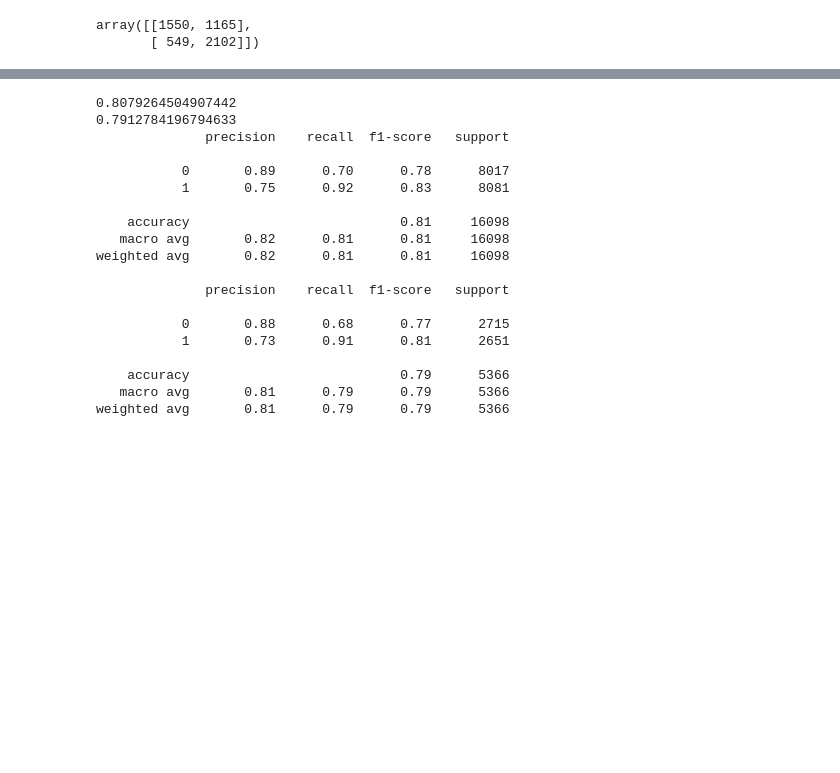
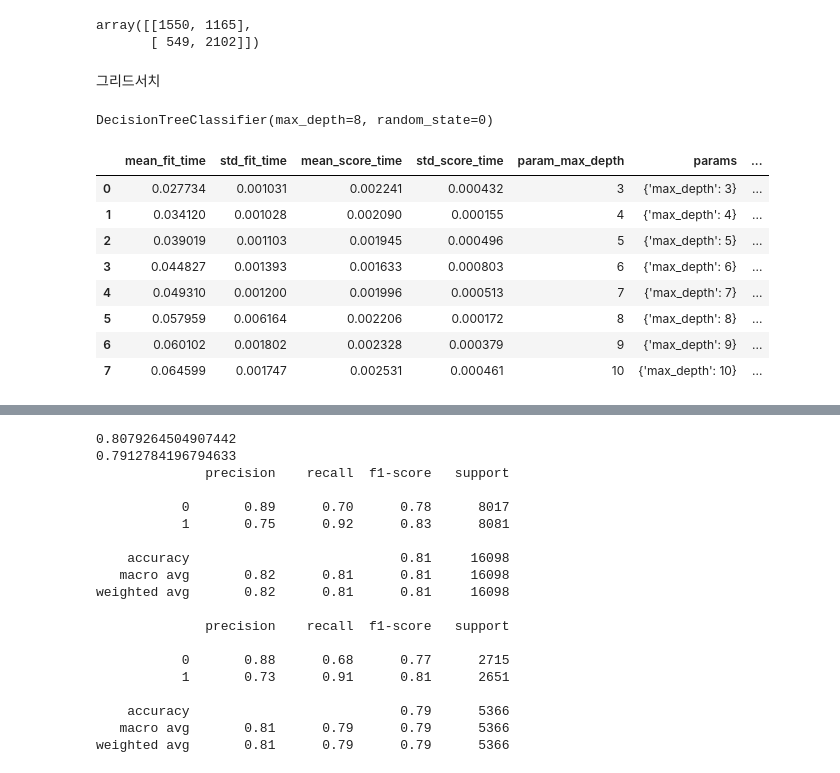
Before and after one commit to Encore-SKN-9/ml_4team, a Jupyter notebook: ml.ipynb, the cells around one changed output, grey strips where cells are left out. Cells and saved outputs as stored; diff of their text form; code cells hidden in the pictures; blank space fills up the shorter version.

```diff
--- a/ml.ipynb
+++ b/ml.ipynb
@@ -265,3 +270,26 @@ confusion_matrix(y_test, y_pred, labels=[0, 1])
 # %% [output]
 array([[1550, 1165],
        [ 549, 2102]])
+# %% [markdown]
+그리드서치
+# %%
+skf = StratifiedKFold(n_splits=5)
+dt_clf = DecisionTreeClassifier(random_state=0)
+params = {
+    "max_depth": [3,4,5,6,7,8,9,10]
+}
+gscv_tree = GridSearchCV (dt_clf, params, scoring ='accuracy', cv = skf)
+gscv_tree.fit(X_train, y_train)
+print(gscv_tree.best_estimator_)
+pd.DataFrame(gscv_tree.cv_results_)
+# %% [output]
+DecisionTreeClassifier(max_depth=8, random_state=0)
+|  | mean_fit_time | std_fit_time | mean_score_time | std_score_time | param_max_depth | params | ... |
+| 0 | 0.027734 | 0.001031 | 0.002241 | 0.000432 | 3 | {'max_depth': 3} | ... |
+| 1 | 0.034120 | 0.001028 | 0.002090 | 0.000155 | 4 | {'max_depth': 4} | ... |
+| 2 | 0.039019 | 0.001103 | 0.001945 | 0.000496 | 5 | {'max_depth': 5} | ... |
+| 3 | 0.044827 | 0.001393 | 0.001633 | 0.000803 | 6 | {'max_depth': 6} | ... |
+| 4 | 0.049310 | 0.001200 | 0.001996 | 0.000513 | 7 | {'max_depth': 7} | ... |
+| 5 | 0.057959 | 0.006164 | 0.002206 | 0.000172 | 8 | {'max_depth': 8} | ... |
+| 6 | 0.060102 | 0.001802 | 0.002328 | 0.000379 | 9 | {'max_depth': 9} | ... |
+| 7 | 0.064599 | 0.001747 | 0.002531 | 0.000461 | 10 | {'max_depth': 10} | ... |
```
Also changed, not shown: parts of 10 cells of this notebook.
